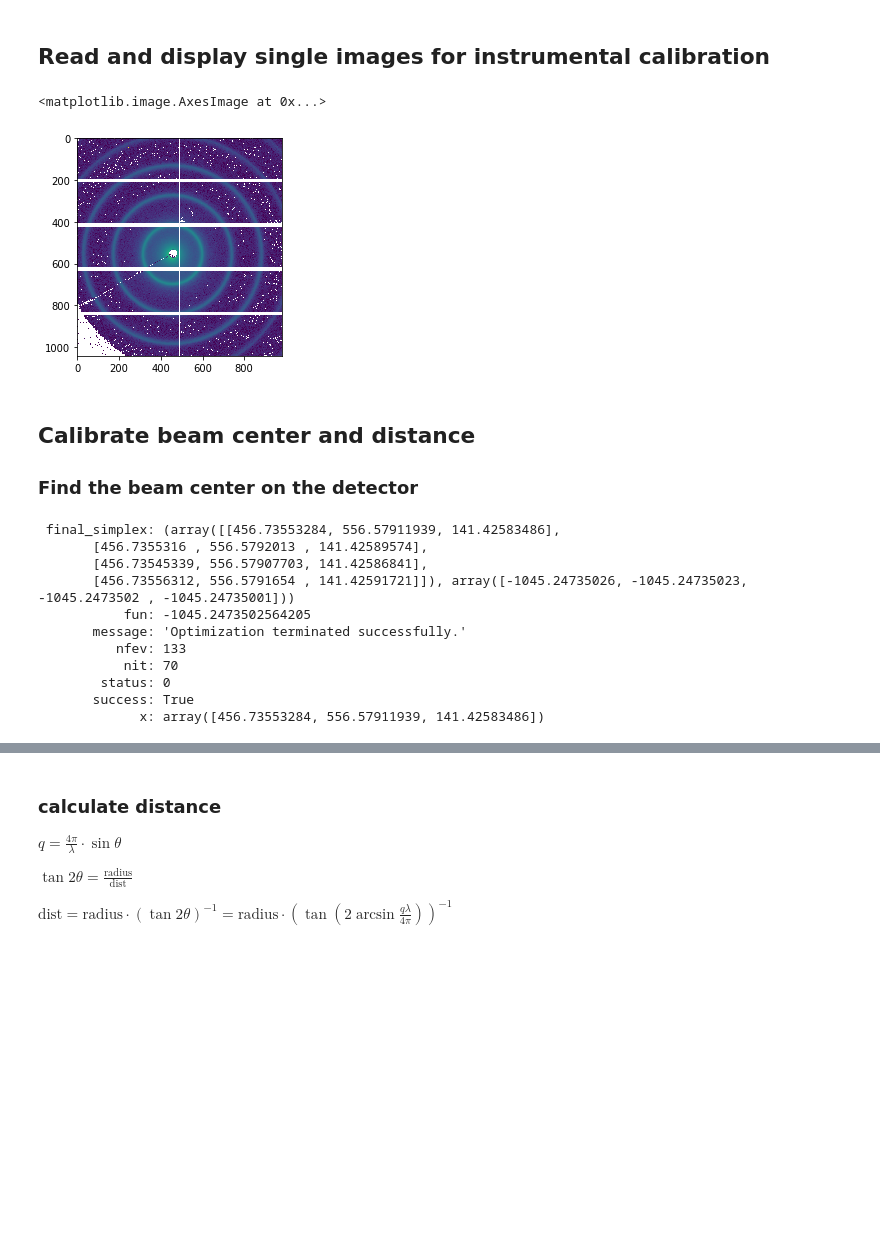
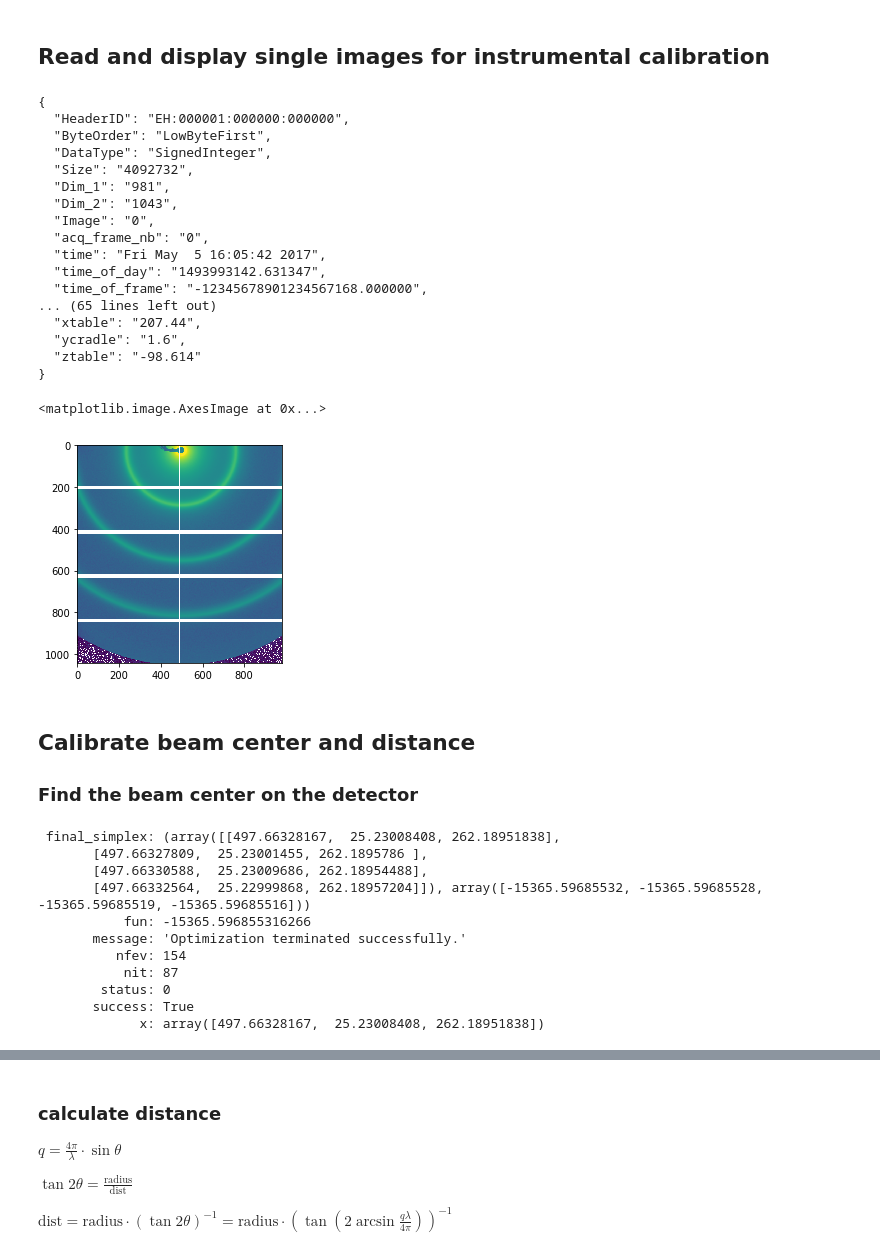
Before and after one commit to EikeGericke/pyASAXS, a Jupyter notebook: 2D_to_1D_Azimutal_Integration.ipynb, the cells around one changed output, grey strips where cells are left out. Drawn from its saved outputs; the diff is of its cells as text; code cells hidden in the pictures; blank space fills up the shorter version.

Commit message:
import ESRF BM26 Data
A new input script for ESRF BM26 Data

```diff
--- a/2D_to_1D_Azimutal_Integration.ipynb
+++ b/2D_to_1D_Azimutal_Integration.ipynb
@@ -37,24 +37,41 @@ plt.register_cmap(cmap=red_alpha)
 ## Read and display single images for instrumental calibration
 # %%
 # give the image directory
-image_dir = 'files\Data_for_ASAXS'
+image_dir = 'C:\\Users\\eikeg\\Documents\\Science\\qe05_ESRF\\3th-reaction'
 # give the generic image name and file ending (e.g. >.tif<)
-image_name = 'pilatus_2020kw29tg14_'
-image_type = '.tif'
+image_name = 'ag_be_SAXS_'
+image_type = '.edf'
 
 # give the number of the image you like to display
-image_number = '00380'
+image_number = '0001'
 
 image_path = image_dir + os.sep + image_name + image_number + image_type
 image_object = fabio.open(image_path)
 image = image_object.data
-# print(image_object.header)
+print(image_object.header)
 
 fig, ax = plt.subplots()
 ax.imshow(image, norm=LogNorm())
 # %% [output]
-<matplotlib.image.AxesImage at 0x...>
+{
+  "HeaderID": "EH:000001:000000:000000",
+  "ByteOrder": "LowByteFirst",
+  "DataType": "SignedInteger",
+  "Size": "4092732",
+  "Dim_1": "981",
+  "Dim_2": "1043",
+  "Image": "0",
+  "acq_frame_nb": "0",
+  "time": "Fri May  5 16:05:42 2017",
+  "time_of_day": "1493993142.631347",
+  "time_of_frame": "-12345678901234567168.000000",
+... (65 lines left out)
+  "xtable": "207.44",
+  "ycradle": "1.6",
+  "ztable": "-98.614"
+}
+<matplotlib.image.AxesImage at 0x...>
-[figure, old version]
+[figure, new version]
 # %% [markdown]
 ## Calibrate beam center and distance
 ### Find the beam center on the detector
@@ -92,9 +109,9 @@ def create_mask(img, *args, ul=1e6, ll=0):
 # Center search by circle fitting of a bragg peak
 
 # give starting parameters
-x0 = 450
-y0 = 550
-radius = 140
+x0 = 500
+y0 = 23
+radius = 250
 sigma = 1
 
 # mask the center of the image to ease the optimization procedure
@@ -104,17 +121,17 @@ mask = ~create_mask(image, in_circle(X, Y, x0, y0, radius_centerMask))
 res = optimize.minimize(fun, [x0, y0, radius], method='Nelder-Mead')
 res
 # %% [output]
- final_simplex: (array([[456.73553284, 556.57911939, 141.42583486],
-       [456.7355316 , 556.5792013 , 141.42589574],
-       [456.73545339, 556.57907703, 141.42586841],
-       [456.73556312, 556.5791654 , 141.42591721]]), array([-1045.24735026, -1045.24735023, -1045.2473502 , -1045.24735001]))
-           fun: -1045.2473502564205
+ final_simplex: (array([[497.66328167,  25.23008408, 262.18951838],
+       [497.66327809,  25.23001455, 262.1895786 ],
+       [497.66330588,  25.23009686, 262.18954488],
+       [497.66332564,  25.22999868, 262.18957204]]), array([-15365.59685532, -15365.59685528, -15365.59685519, -15365.59685516]))
+           fun: -15365.596855316266
        message: 'Optimization terminated successfully.'
-          nfev: 133
-           nit: 70
+          nfev: 154
+           nit: 87
         status: 0
        success: True
-             x: array([456.73553284, 556.57911939, 141.42583486])
+             x: array([497.66328167,  25.23008408, 262.18951838])
 # %%
 # Plot test image with fitted circle
 fig, ax = plt.subplots(figsize=(7,7))
```
Also changed, not shown: parts of 9 cells of this notebook, 3 other files.
